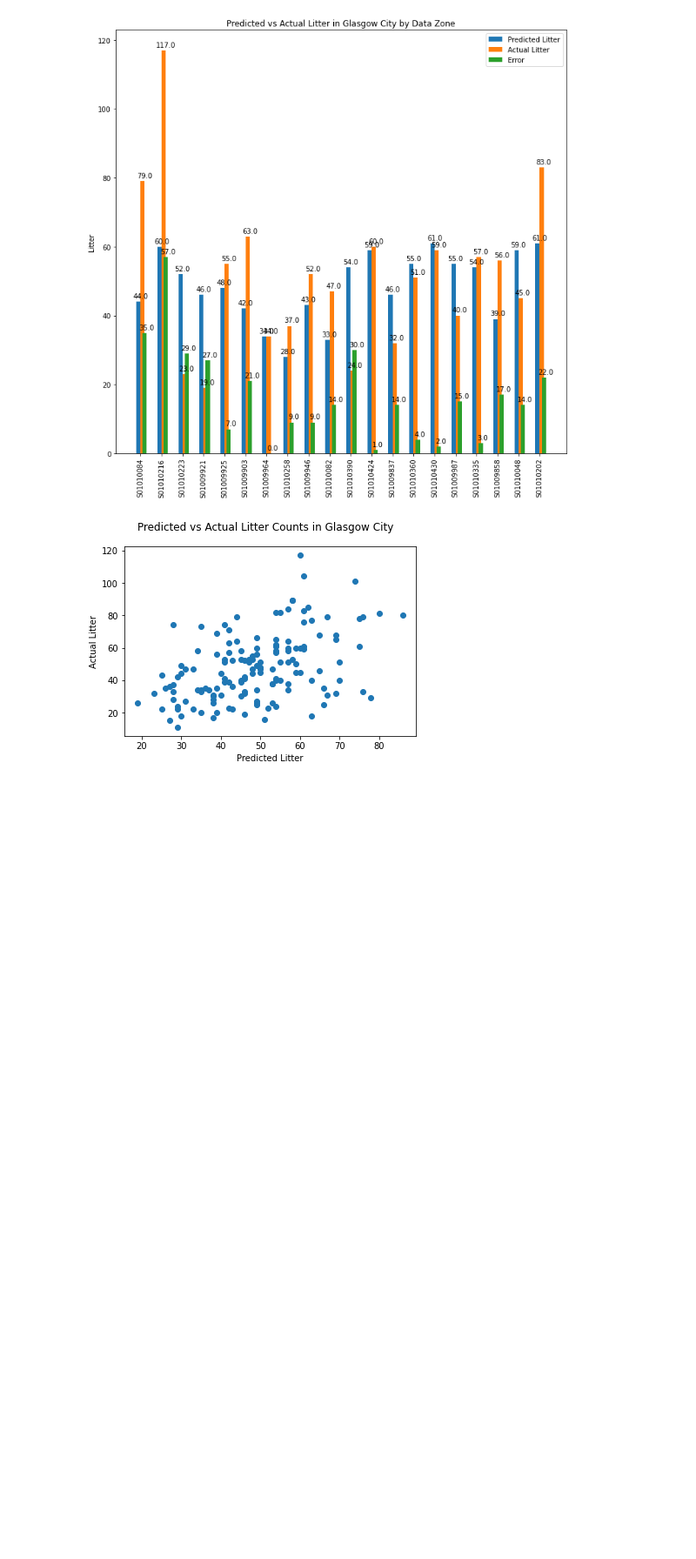
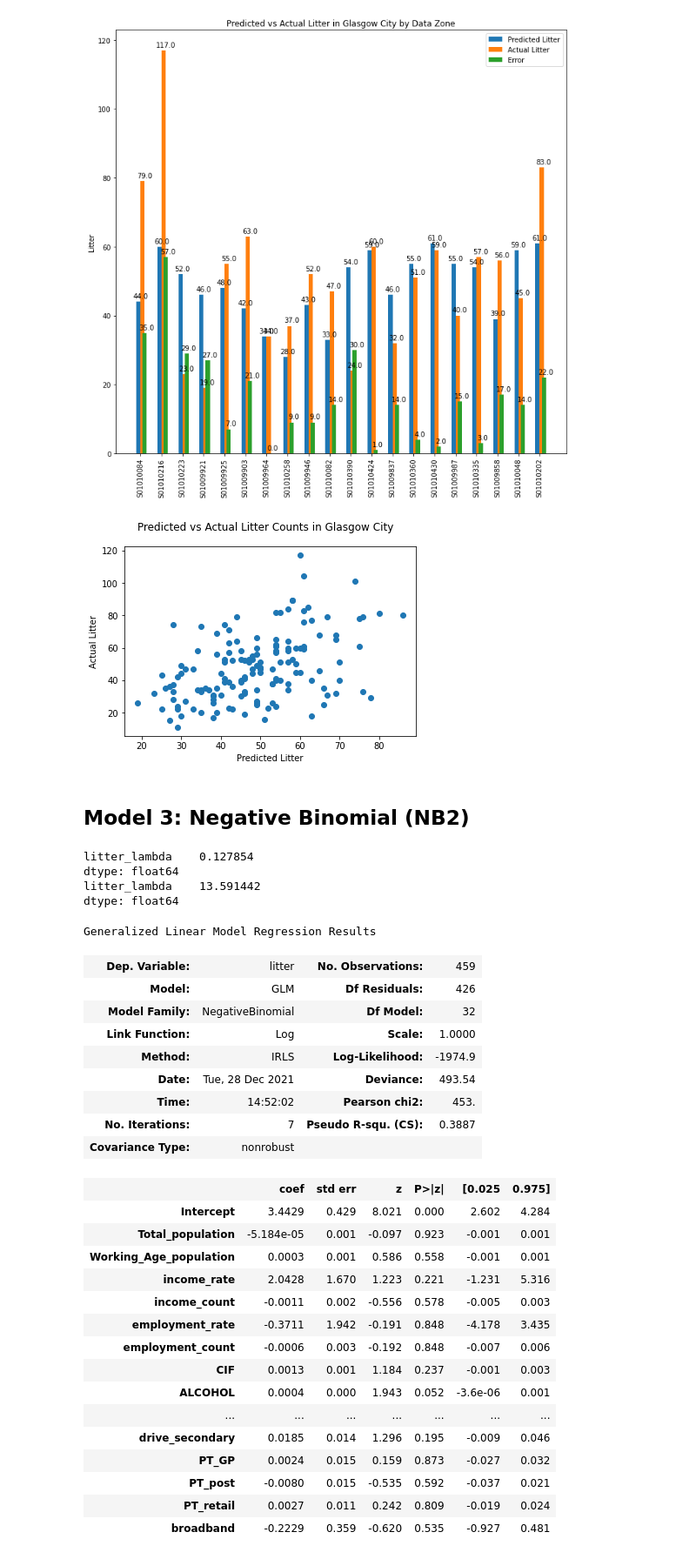
Before and after one commit to Garee/glasgow-litter, a Jupyter notebook: regression/poisson.ipynb, the cells around one changed output. Shown at 87% size. Saved outputs shown, nothing was run; the diff lists cells and outputs as text; code cells hidden in the pictures; blank space fills up the shorter version.

```diff
--- a/regression/poisson.ipynb
+++ b/regression/poisson.ipynb
@@ -367,3 +368,61 @@ plt.show()
 # %% [output]
 [figure]
 [figure]
+# %% [markdown]
+## Model 3: Negative Binomial (NB2)
+# %%
+import statsmodels.formula.api as smf
+
+df_train_nb = df_train.copy()
+df_train_nb = df_train.loc[X_train.index]
+
+df_train_nb["litter_lambda"] = model_lambda
+df_train_nb["aux_ols_dep"] = df_train_nb.apply(lambda x: ((x["litter"] - x["litter_lambda"])**2 - x["litter_lambda"]) / x["litter_lambda"], axis=1)
+
+aux_olsr_results = smf.ols("aux_ols_dep ~ litter_lambda - 1", df_train_nb).fit()
+print(aux_olsr_results.params)
+print(aux_olsr_results.tvalues)
+# %% [output]
+litter_lambda    0.127854
+dtype: float64
+litter_lambda    13.591442
+dtype: float64
+# %%
+model_expr = "litter ~ Total_population + Working_Age_population + income_rate + income_count + employment_rate + employment_count + CIF + ALCOHOL + DRUG + SMR + DEPRESS + LBWT + EMERG + Attendance + Attainment + no_qualifications + not_participating + University + crime_count + crime_rate + overcrowded_rate + nocentralheating_rate + drive_petrol + drive_GP + drive_post + drive_primary + drive_retail + drive_secondary + PT_GP + PT_post + PT_retail + broadband"
+
+y_train, X_train = dmatrices(model_expr, df_train, return_type="dataframe")
+y_valid, X_valid = dmatrices(model_expr, df_valid, return_type="dataframe")
+
+alpha = aux_olsr_results.params["litter_lambda"]
+
+model_train = sm.GLM(y_train, X_train, family=sm.families.NegativeBinomial(alpha=alpha))
+results_train = model_train.fit()
+
+results_train.summary()
+# %% [output]
+Generalized Linear Model Regression Results
+| Dep. Variable: | litter | No. Observations: | 459 |
+| Model: | GLM | Df Residuals: | 426 |
+| Model Family: | NegativeBinomial | Df Model: | 32 |
+| Link Function: | Log | Scale: | 1.0000 |
+| Method: | IRLS | Log-Likelihood: | -1974.9 |
+| Date: | Tue, 28 Dec 2021 | Deviance: | 493.54 |
+| Time: | 14:52:02 | Pearson chi2: | 453. |
+| No. Iterations: | 7 | Pseudo R-squ. (CS): | 0.3887 |
+| Covariance Type: | nonrobust |  |  |
+|  | coef | std err | z | P>|z| | [0.025 | 0.975] |
+| Intercept | 3.4429 | 0.429 | 8.021 | 0.000 | 2.602 | 4.284 |
+| Total_population | -5.184e-05 | 0.001 | -0.097 | 0.923 | -0.001 | 0.001 |
+| Working_Age_population | 0.0003 | 0.001 | 0.586 | 0.558 | -0.001 | 0.001 |
+| income_rate | 2.0428 | 1.670 | 1.223 | 0.221 | -1.231 | 5.316 |
+| income_count | -0.0011 | 0.002 | -0.556 | 0.578 | -0.005 | 0.003 |
+| employment_rate | -0.3711 | 1.942 | -0.191 | 0.848 | -4.178 | 3.435 |
+| employment_count | -0.0006 | 0.003 | -0.192 | 0.848 | -0.007 | 0.006 |
+| CIF | 0.0013 | 0.001 | 1.184 | 0.237 | -0.001 | 0.003 |
+| ALCOHOL | 0.0004 | 0.000 | 1.943 | 0.052 | -3.6e-06 | 0.001 |
+| ... | ... | ... | ... | ... | ... | ... |
+| drive_secondary | 0.0185 | 0.014 | 1.296 | 0.195 | -0.009 | 0.046 |
+| PT_GP | 0.0024 | 0.015 | 0.159 | 0.873 | -0.027 | 0.032 |
+| PT_post | -0.0080 | 0.015 | -0.535 | 0.592 | -0.037 | 0.021 |
+| PT_retail | 0.0027 | 0.011 | 0.242 | 0.809 | -0.019 | 0.024 |
+| broadband | -0.2229 | 0.359 | -0.620 | 0.535 | -0.927 | 0.481 |
```
Also changed, not shown: parts of 4 cells of this notebook.
